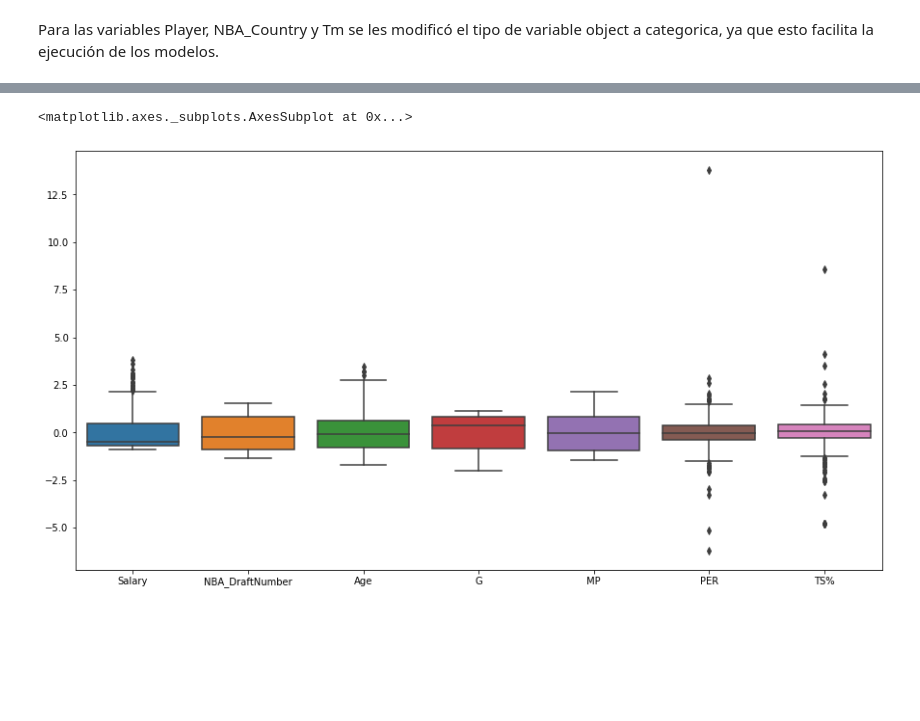
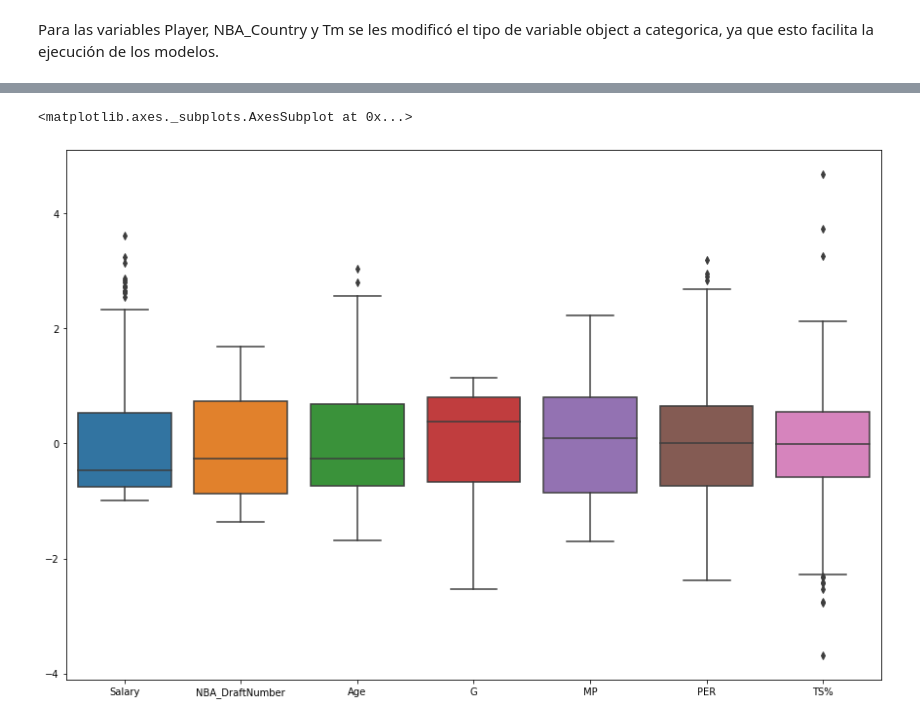
Before and after one commit to NicolasB2/NBA_Salaries, a Jupyter notebook: NBA Salary.ipynb, the cells around one changed output, grey strips where cells are left out. Drawn from its saved outputs; the diff is of its cells as text; code cells hidden in the pictures; blank space fills up the shorter version.

Commit message:
Added normalize data

```diff
--- a/NBA Salary.ipynb
+++ b/NBA Salary.ipynb
@@ -286,2 +286,10 @@ memory usage: 126.8 KB
 # %% [markdown]
 Para las variables Player, NBA_Country y Tm se les modificó el tipo de variable object a categorica, ya que esto facilita la ejecución de los modelos.
+# %%
+numHeaders = ['Salary', 'NBA_DraftNumber', 'Age','G','MP', 'PER','TS%','3PAr','FTr','ORB%','DRB%','TRB%','AST%','STL%','BLK%','TOV%','USG%','OWS','DWS','WS','OBPM','DBPM','BPM','VORP']
+print("Datos antes de eliminar valores atípicos: ", data.shape)
+
+for header in numHeaders:
+    print("Valores atípicos de la variable "+header+":",len(data[abs(data[header])>(data[header].mean()+(data[header].std()*3))]))
+    data.drop(data[abs(data[header])>(data[header].mean()+(data[header].std()*3))].index,inplace=True)
+print("Datos despúes de eliminar valores atípicos: ", data.shape)
@@ -327,9 +355,7 @@ VORP               1.556596e+00
 dtype: float64
 # %%
 stdsc = StandardScaler()
-headers_to_normalize = ['Salary', 'NBA_DraftNumber', 'Age','G','MP', 'PER','TS%','3PAr','FTr','ORB%','DRB%','TRB%','AST%','STL%','BLK%','TOV%','USG%','OWS','DWS','WS','OBPM','DBPM','BPM','VORP']
-
-x= data[headers_to_normalize].values
+x= data[numHeaders].values
 x_scaled = stdsc.fit_transform(x)
-data_t = pd.DataFrame(x_scaled, columns=headers_to_normalize, index=data.index)
-data[headers_to_normalize] = data_t
+data_t = pd.DataFrame(x_scaled, columns=numHeaders, index=data.index)
+data[numHeaders] = data_t
@@ -348,7 +402,7 @@ data.head()
 # %%
-plt.rc('figure',figsize=(15,8))
-sn.boxplot( orient= "v", data=data[headers_to_normalize[0:7]])
+plt.rc('figure',figsize=(15,10))
+sn.boxplot( orient= "v", data=data[numHeaders[0:7]])
 # %% [output]
 <matplotlib.axes._subplots.AxesSubplot at 0x...>
-[figure, old version]
+[figure, new version]
 # %%
```
Also changed, not shown: parts of 14 cells of this notebook.
